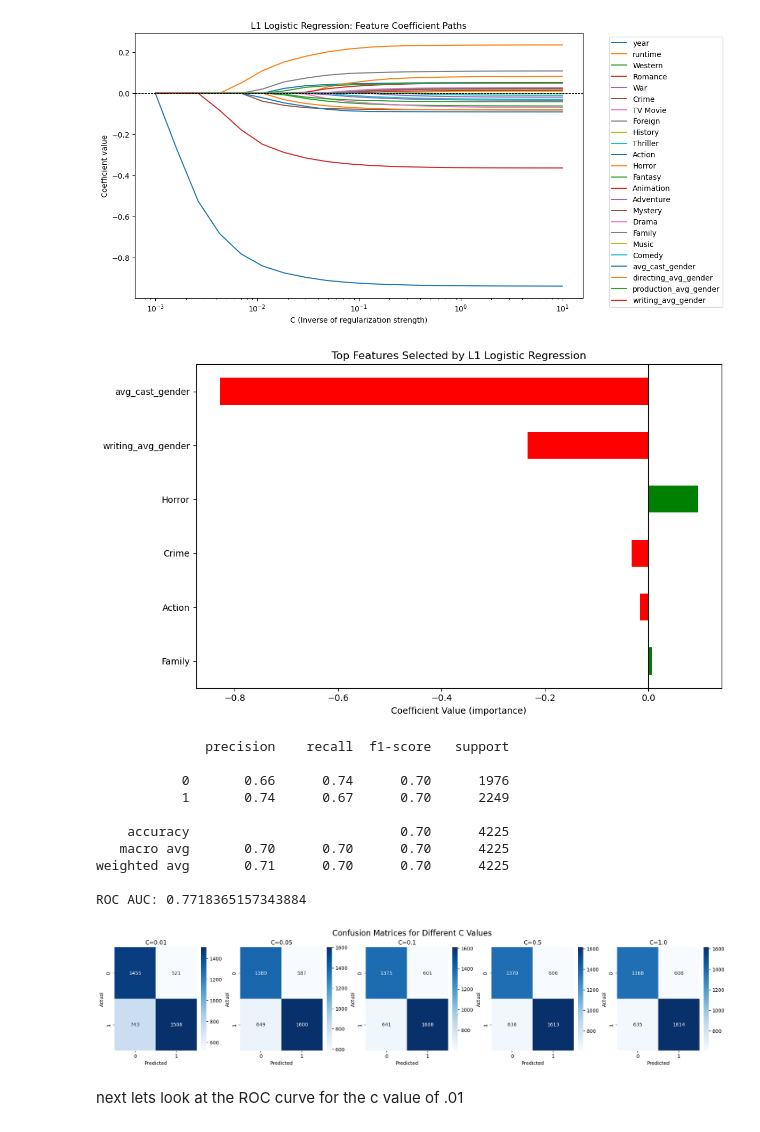
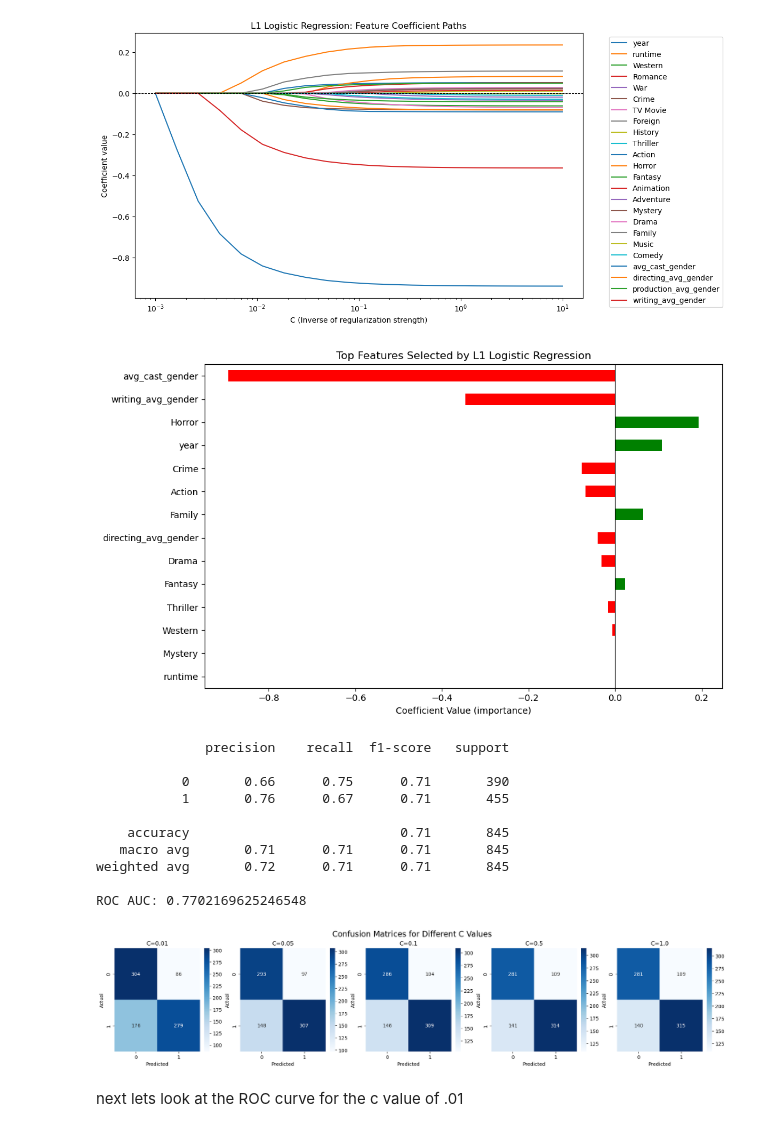
Before and after one commit to ABecker03/COGS209_Project, a Jupyter notebook: regression.ipynb, the cells around one changed output. Cells and saved outputs as stored; diff of their text form; code cells hidden in the pictures.

Commit message:
changed so that we use the training test split properly
some of the ROC curves still look weirdly similar

```diff
--- a/regression.ipynb
+++ b/regression.ipynb
@@ -101,7 +101,7 @@ model_cv = LogisticRegressionCV(
     scoring='accuracy',
     random_state=42
 )
-model_cv.fit(X_scaled, y)
+model_cv.fit(X_train, y_train)
 
 # View best C and selected features
 print("Best C:", model_cv.C_[0])
@@ -166,51 +166,51 @@ plt.axvline(0, color='black', linewidth=0.8)
 plt.tight_layout()
 plt.show()
 # %% [output]
-[figure, old version]
+[figure, new version]
 # %%
 from sklearn.metrics import classification_report, roc_auc_score
 
-y_pred = model_cv.predict(X_scaled)
-y_prob = model_cv.predict_proba(X_scaled)[:, 1]
+y_pred = model_cv.predict(X_test)
+y_prob = model_cv.predict_proba(X_test)[:, 1]
 
-print(classification_report(y, y_pred))
-print("ROC AUC:", roc_auc_score(y, y_prob))
+print(classification_report(y_test, y_pred))
+print("ROC AUC:", roc_auc_score(y_test, y_prob))
 # %% [output]
               precision    recall  f1-score   support
 
-           0       0.66      0.74      0.70      1976
-           1       0.74      0.67      0.70      2249
+           0       0.66      0.75      0.71       390
+           1       0.76      0.67      0.71       455
 
-    accuracy                           0.70      4225
-   macro avg       0.70      0.70      0.70      4225
-weighted avg       0.71      0.70      0.70      4225
+    accuracy                           0.71       845
+   macro avg       0.71      0.71      0.71       845
+weighted avg       0.72      0.71      0.71       845
 
-ROC AUC: 0.7718365157343884
+ROC AUC: 0.7702169625246548
 # %%
 
 # Your list of C values
 c_values = [0.01, 0.05, 0.1, 0.5, 1.0]
 
 # Prepare for plotting
 fig, axes = plt.subplots(1, len(c_values), figsize=(18, 4), constrained_layout=True)
 
 # Optionally use cross-validation or just use the whole training set
 for i, C in enumerate(c_values):
     model = LogisticRegression(penalty='l1', solver='liblinear', C=C)
-    model.fit(X_scaled, y)
+    model.fit(X_train, y_train)
 
-    y_pred = model.predict(X_scaled)
-    cm = confusion_matrix(y, y_pred)
+    y_pred = model.predict(X_test)
+    cm = confusion_matrix(y_test, y_pred)
 
     sns.heatmap(cm, annot=True, fmt='d', cmap='Blues', ax=axes[i])
     axes[i].set_title(f'C={C}')
     axes[i].set_xlabel('Predicted')
     axes[i].set_ylabel('Actual')
 
 plt.suptitle("Confusion Matrices for Different C Values", fontsize=16)
 plt.show()
 # %% [output]
-[figure, old version]
+[figure, new version]
 # %% [markdown]
 next lets look at the ROC curve for the c value of .01
 # %%
```
Also changed, not shown: parts of 4 cells of this notebook.
